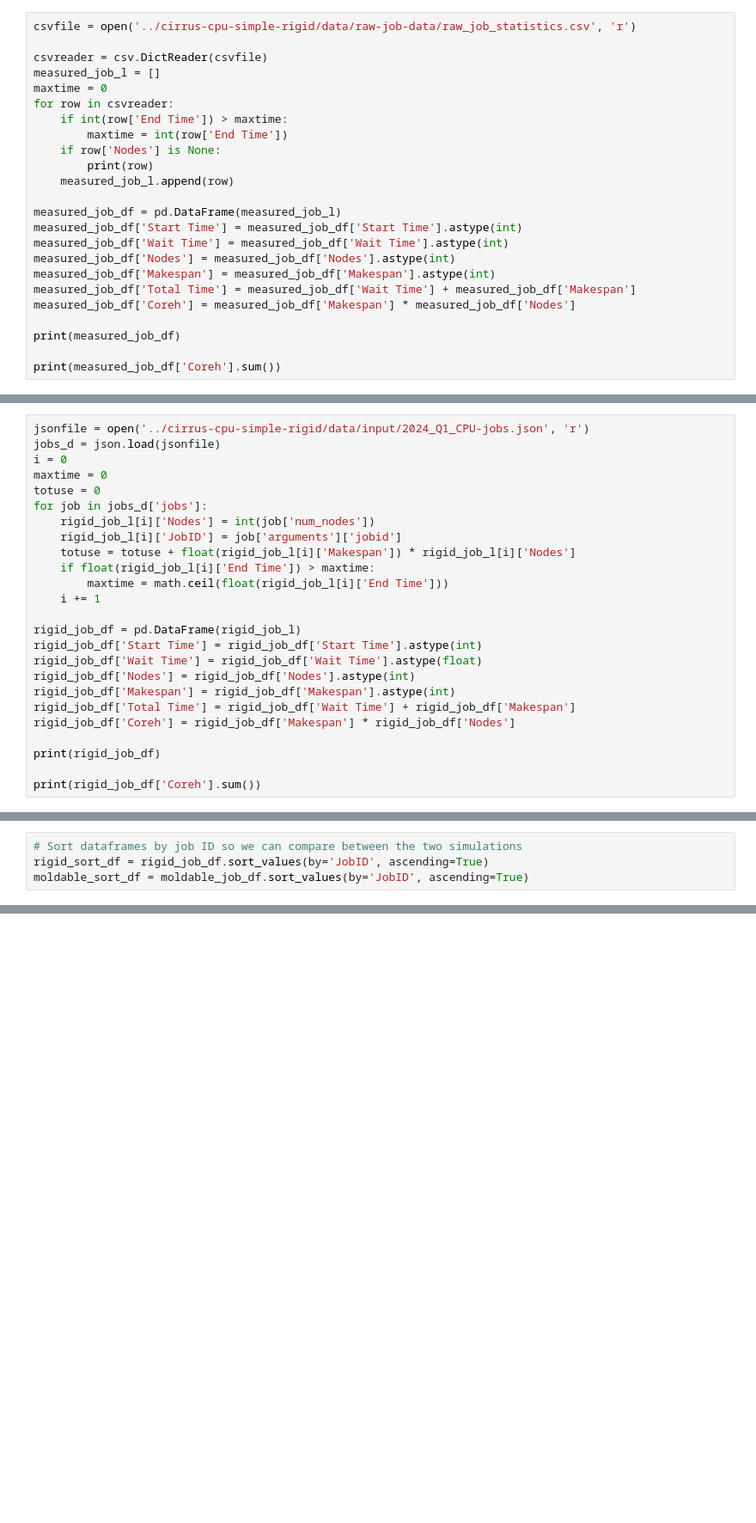
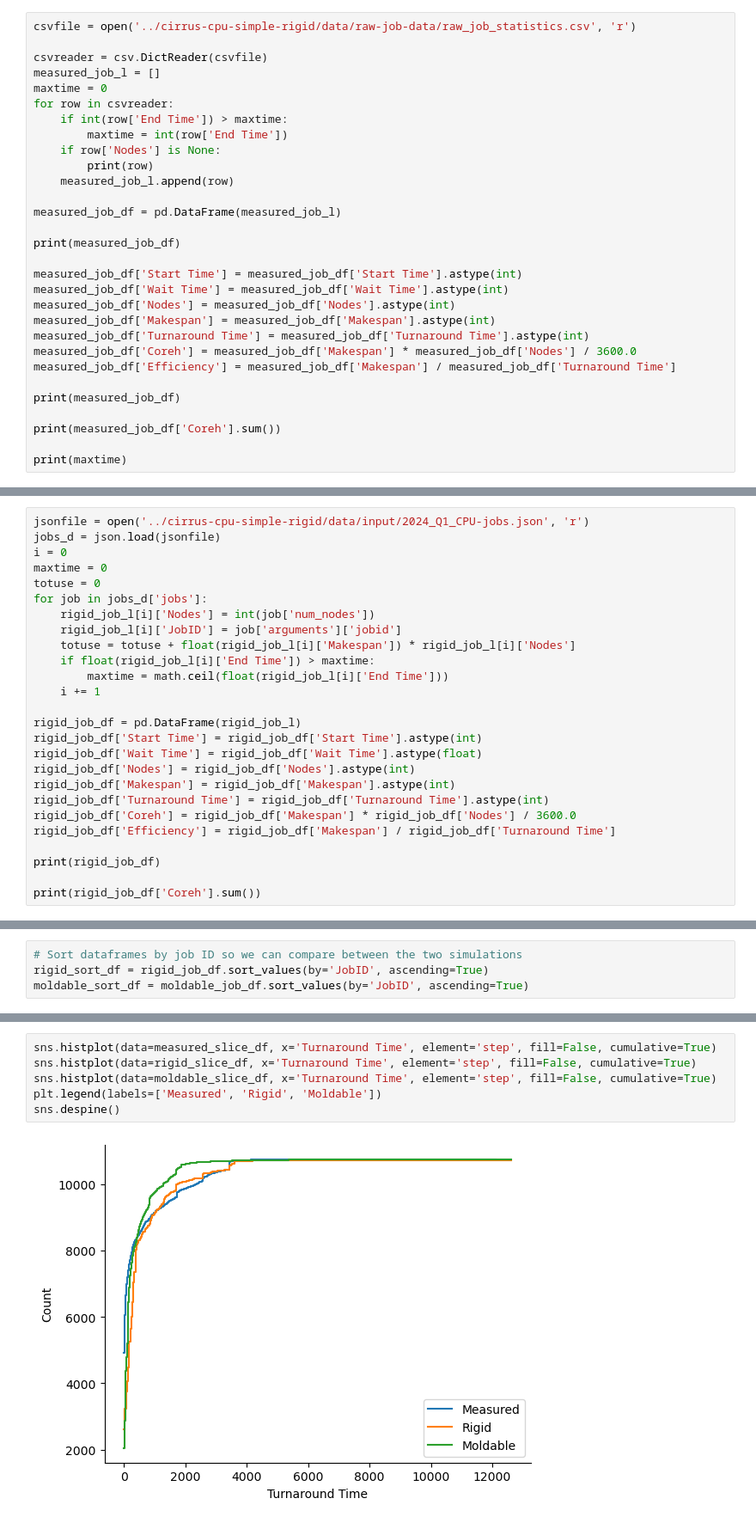
Before and after one commit to EPCCed/mira-cirrus-elastisim, a Jupyter notebook: analysis/job_load_analysis.ipynb, the cells around one changed output, grey strips where cells are left out. Shown: that part at 86% size. Saved outputs shown, nothing was run; the diff lists cells and outputs as text; blank space fills up the shorter version.

```diff
--- a/analysis/job_load_analysis.ipynb
+++ b/analysis/job_load_analysis.ipynb
@@ -25,14 +25,20 @@ for row in csvreader:
     measured_job_l.append(row)
 
 measured_job_df = pd.DataFrame(measured_job_l)
+
+print(measured_job_df)
+
 measured_job_df['Start Time'] = measured_job_df['Start Time'].astype(int)
 measured_job_df['Wait Time'] = measured_job_df['Wait Time'].astype(int)
 measured_job_df['Nodes'] = measured_job_df['Nodes'].astype(int)
 measured_job_df['Makespan'] = measured_job_df['Makespan'].astype(int)
-measured_job_df['Total Time'] = measured_job_df['Wait Time'] + measured_job_df['Makespan']
-measured_job_df['Coreh'] = measured_job_df['Makespan'] * measured_job_df['Nodes']
+measured_job_df['Turnaround Time'] = measured_job_df['Turnaround Time'].astype(int)
+measured_job_df['Coreh'] = measured_job_df['Makespan'] * measured_job_df['Nodes'] / 3600.0
+measured_job_df['Efficiency'] = measured_job_df['Makespan'] / measured_job_df['Turnaround Time']
 
 print(measured_job_df)
 
 print(measured_job_df['Coreh'].sum())
+
+print(maxtime)
 # %% [output]
@@ -170,8 +186,9 @@ rigid_job_df['Start Time'] = rigid_job_df['Start Time'].astype(int)
 rigid_job_df['Wait Time'] = rigid_job_df['Wait Time'].astype(float)
 rigid_job_df['Nodes'] = rigid_job_df['Nodes'].astype(int)
 rigid_job_df['Makespan'] = rigid_job_df['Makespan'].astype(int)
-rigid_job_df['Total Time'] = rigid_job_df['Wait Time'] + rigid_job_df['Makespan']
-rigid_job_df['Coreh'] = rigid_job_df['Makespan'] * rigid_job_df['Nodes']
+rigid_job_df['Turnaround Time'] = rigid_job_df['Turnaround Time'].astype(int)
+rigid_job_df['Coreh'] = rigid_job_df['Makespan'] * rigid_job_df['Nodes'] / 3600.0
+rigid_job_df['Efficiency'] = rigid_job_df['Makespan'] / rigid_job_df['Turnaround Time']
 
 print(rigid_job_df)
 
@@ -514,0 +585,8 @@ moldable_sort_df = moldable_job_df.sort_values(by='JobID', ascending=True)
+# %%
+sns.histplot(data=measured_slice_df, x='Turnaround Time', element='step', fill=False, cumulative=True)
+sns.histplot(data=rigid_slice_df, x='Turnaround Time', element='step', fill=False, cumulative=True)
+sns.histplot(data=moldable_slice_df, x='Turnaround Time', element='step', fill=False, cumulative=True)
+plt.legend(labels=['Measured', 'Rigid', 'Moldable'])
+sns.despine()
+# %% [output]
+[figure, added]
```
Also changed, not shown: parts of 14 cells of this notebook.
